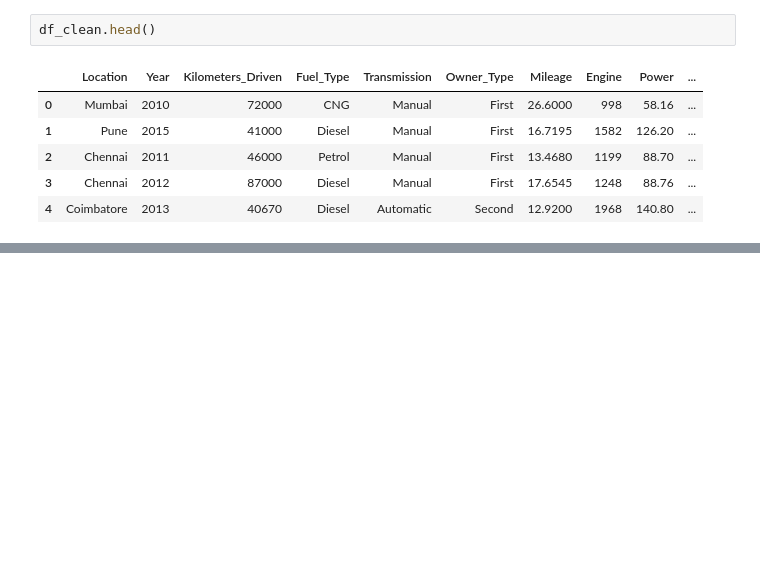
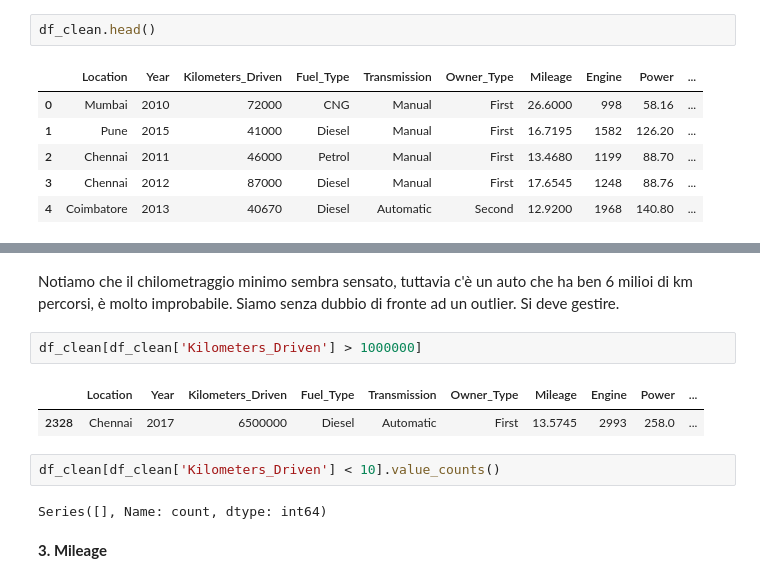
Before and after one commit to fragreco04/progetto-fad-2526, a Jupyter notebook: notebooks/drafts/part-1/francesco_draft_v1.ipynb, the cells around one changed output, grey strips where cells are left out. Saved outputs shown, nothing was run; the diff lists cells and outputs as text; blank space fills up the shorter version.

```diff
--- a/notebooks/drafts/part-1/francesco_draft_v1.ipynb
+++ b/notebooks/drafts/part-1/francesco_draft_v1.ipynb
@@ -239,0 +365,13 @@ df_clean.head()
+# %% [markdown]
+Notiamo che il chilometraggio minimo sembra sensato, tuttavia c'è un auto che ha ben 6 milioi di km percorsi, è molto improbabile. Siamo senza dubbio di fronte ad un outlier. Si deve gestire.
+# %%
+df_clean[df_clean['Kilometers_Driven'] > 1000000]
+# %% [output]
+|  | Location | Year | Kilometers_Driven | Fuel_Type | Transmission | Owner_Type | Mileage | Engine | Power | ... |
+| 2328 | Chennai | 2017 | 6500000 | Diesel | Automatic | First | 13.5745 | 2993 | 258.0 | ... |
+# %%
+df_clean[df_clean['Kilometers_Driven'] < 10].value_counts()
+# %% [output]
+Series([], Name: count, dtype: int64)
+# %% [markdown]
+**3. Mileage**
```
Also changed, not shown: parts of 30 cells of this notebook, 2 other files.
